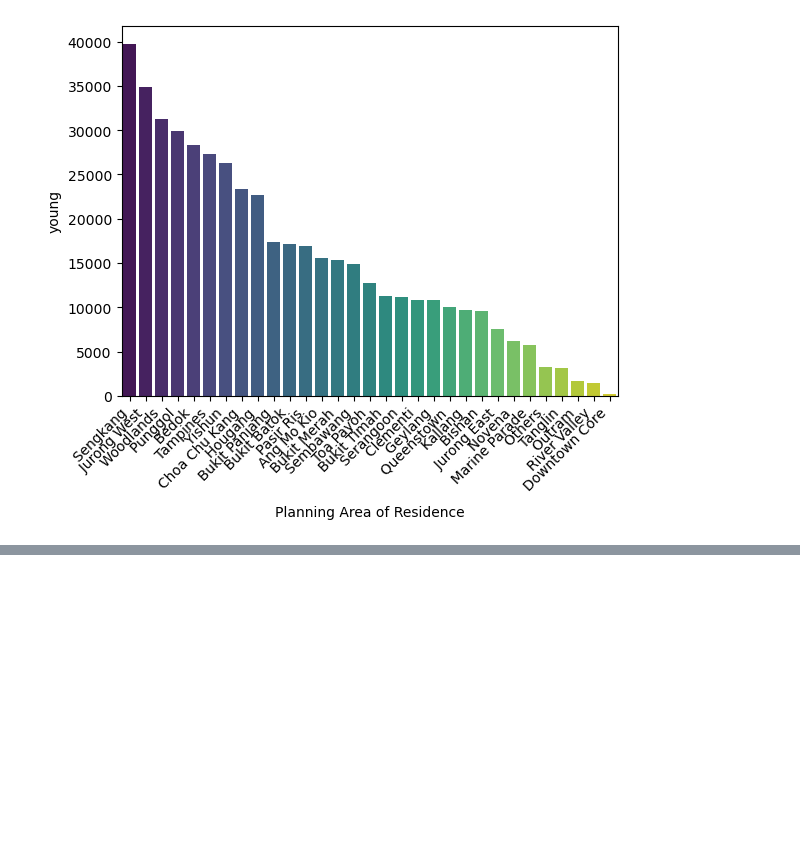
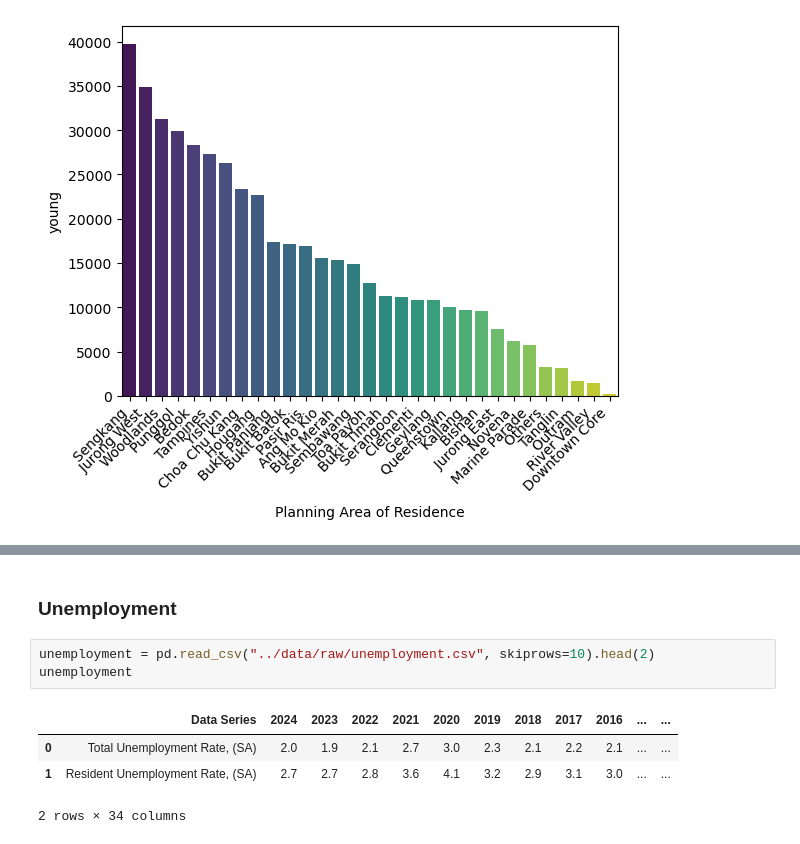
Before and after one commit to yuntsingg/DSE3101-HDB-Decode, a Jupyter notebook: code/Depstats_data.ipynb, the cells around one changed output, grey strips where cells are left out. Saved outputs shown, nothing was run; the diff lists cells and outputs as text; blank space fills up the shorter version.

```diff
--- a/code/Depstats_data.ipynb
+++ b/code/Depstats_data.ipynb
@@ -106,0 +148,10 @@ plt.xticks(rotation=45, ha="right")
+# %% [markdown]
+### Unemployment
+# %%
+unemployment = pd.read_csv("../data/raw/unemployment.csv", skiprows=10).head(2)
+unemployment
+# %% [output]
+|  | Data Series | 2024 | 2023 | 2022 | 2021 | 2020 | 2019 | 2018 | 2017 | 2016 | ... | ... |
+| 0 | Total Unemployment Rate, (SA) | 2.0 | 1.9 | 2.1 | 2.7 | 3.0 | 2.3 | 2.1 | 2.2 | 2.1 | ... | ... |
+| 1 | Resident Unemployment Rate, (SA) | 2.7 | 2.7 | 2.8 | 3.6 | 4.1 | 3.2 | 2.9 | 3.1 | 3.0 | ... | ... |
+2 rows × 34 columns
```
Also changed, not shown: parts of 15 cells of this notebook, 10 other files.
